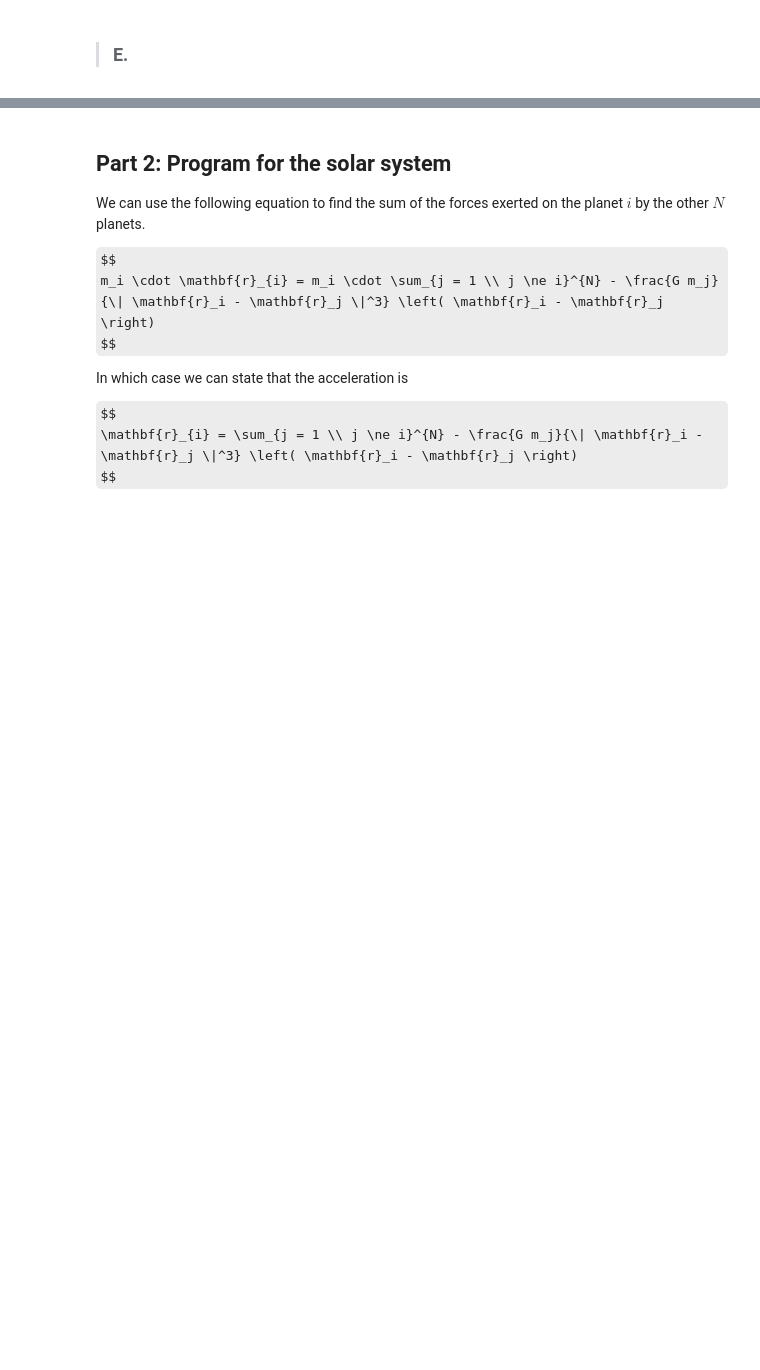
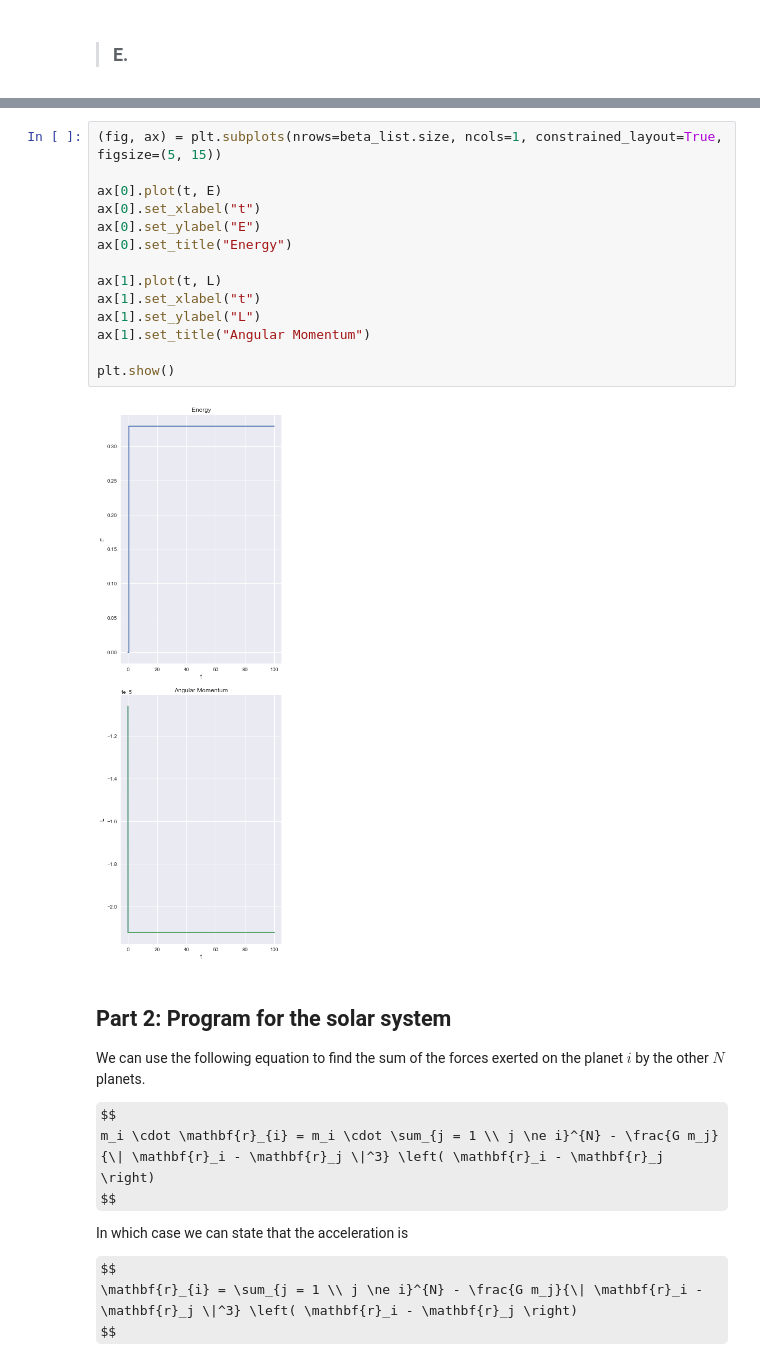
Before and after one commit to dravinflores/PHY321-Homework, a Jupyter notebook: Midterm2.ipynb, the cells around one changed output, grey strips where cells are left out. Saved outputs shown, nothing was run; the diff lists cells and outputs as text; some formulas as TeX source; blank space fills up the shorter version.

```diff
--- a/Midterm2.ipynb
+++ b/Midterm2.ipynb
@@ -318,3 +318,19 @@ plt.show()
+# %%
+(fig, ax) = plt.subplots(nrows=beta_list.size, ncols=1, constrained_layout=True, figsize=(5, 15))
+
+ax[0].plot(t, E)
+ax[0].set_xlabel("t")
+ax[0].set_ylabel("E")
+ax[0].set_title("Energy")
+
+ax[1].plot(t, L)
+ax[1].set_xlabel("t")
+ax[1].set_ylabel("L")
+ax[1].set_title("Angular Momentum")
+
+plt.show()
+# %% [output]
+[figure, added]
 # %% [markdown]
 ## Part 2: Program for the solar system
 
```
Also changed, not shown: parts of 1 cell of this notebook.
